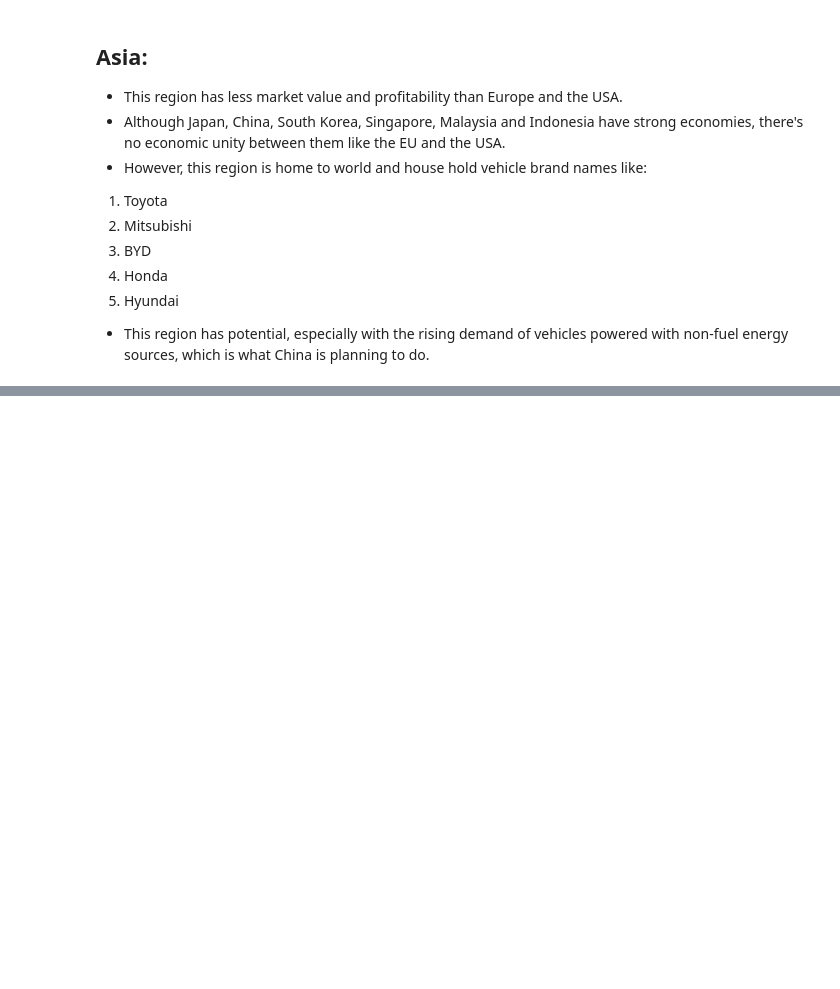
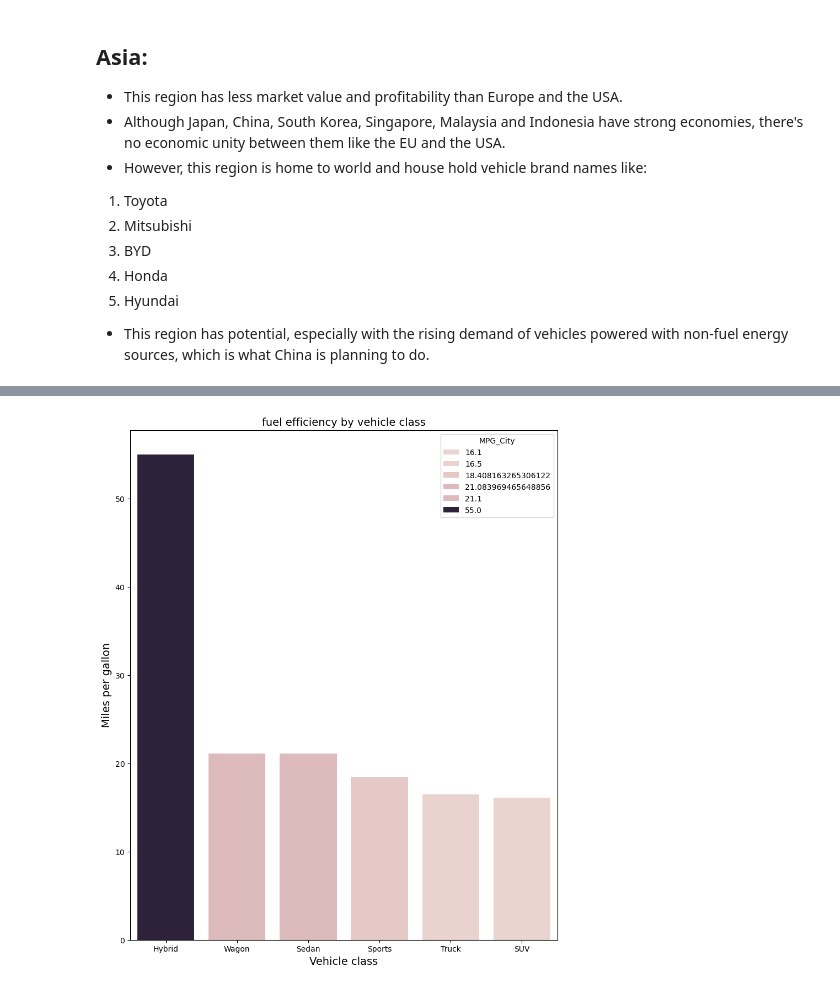
Before and after one commit to Fady-Foash97/Data-analysis-using-Pandas, a Jupyter notebook: Cars.ipynb, the cells around one changed output, grey strips where cells are left out. Saved outputs shown, nothing was run; the diff lists cells and outputs as text; code cells hidden in the pictures; blank space fills up the shorter version.

```diff
--- a/Cars.ipynb
+++ b/Cars.ipynb
@@ -445,0 +516,2 @@ plt.show()
+# %%
+MPG_mean = df.groupby('VehicleClass')[['MPG_City', 'MPG_Highway']].mean().reset_index()
@@ -445,0 +528,2 @@ plt.show()
+# %%
+MPG_mean_sort = MPG_mean.sort_values(by = ['MPG_City', 'MPG_Highway'], ascending = False)
@@ -445,0 +540,9 @@ plt.show()
+# %%
+plt.figure(figsize= (10, 12))
+sns.barplot(data = MPG_mean_sort, x = MPG_mean_sort['VehicleClass'], y = MPG_mean_sort['MPG_City'],  hue = MPG_mean_sort['MPG_City'])
+plt.xlabel('Vehicle class', size = 14)
+plt.ylabel('Miles per gallon', size = 14)
+plt.title('fuel efficiency by vehicle class', size = 14)
+plt.show()
+# %% [output]
+[figure, added]
```
Also changed, not shown: parts of 34 cells of this notebook.
